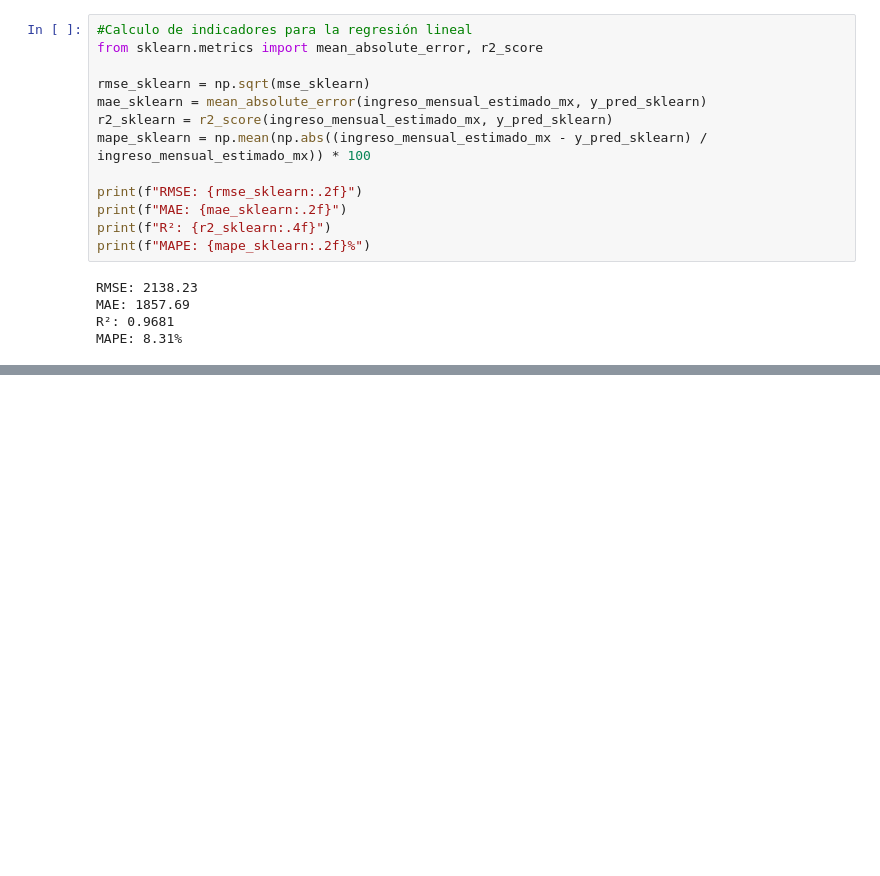
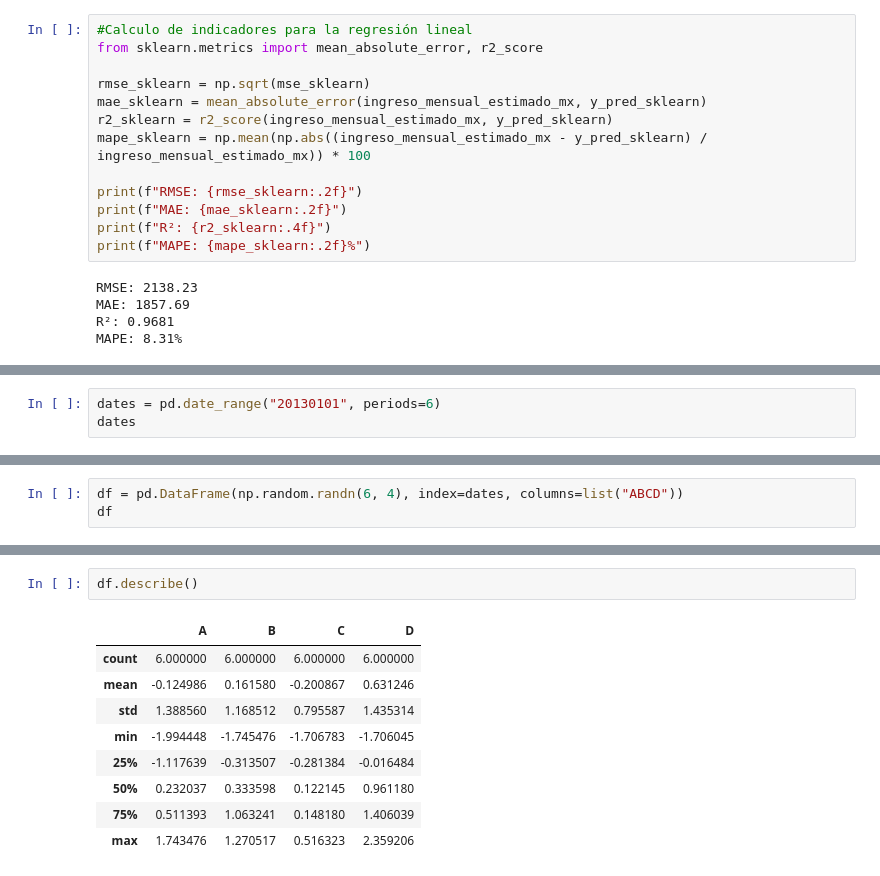
Before and after one commit to paolanavarror/mineria-de-datos, a Jupyter notebook: MineriaDeDatos.ipynb, the cells around one changed output, grey strips where cells are left out. Cells and saved outputs as stored; diff of their text form; blank space fills up the shorter version.

```diff
--- a/MineriaDeDatos.ipynb
+++ b/MineriaDeDatos.ipynb
@@ -975,0 +893,3 @@ MAPE: 8.31%
+# %%
+dates = pd.date_range("20130101", periods=6)
+dates
@@ -975,0 +900,3 @@ MAPE: 8.31%
+# %%
+df = pd.DataFrame(np.random.randn(6, 4), index=dates, columns=list("ABCD"))
+df
@@ -975,0 +992,12 @@ MAPE: 8.31%
+# %%
+df.describe()
+# %% [output]
+|  | A | B | C | D |
+| count | 6.000000 | 6.000000 | 6.000000 | 6.000000 |
+| mean | -0.124986 | 0.161580 | -0.200867 | 0.631246 |
+| std | 1.388560 | 1.168512 | 0.795587 | 1.435314 |
+| min | -1.994448 | -1.745476 | -1.706783 | -1.706045 |
+| 25% | -1.117639 | -0.313507 | -0.281384 | -0.016484 |
+| 50% | 0.232037 | 0.333598 | 0.122145 | 0.961180 |
+| 75% | 0.511393 | 1.063241 | 0.148180 | 1.406039 |
+| max | 1.743476 | 1.270517 | 0.516323 | 2.359206 |
```
Also changed, not shown: parts of 26 cells of this notebook.
